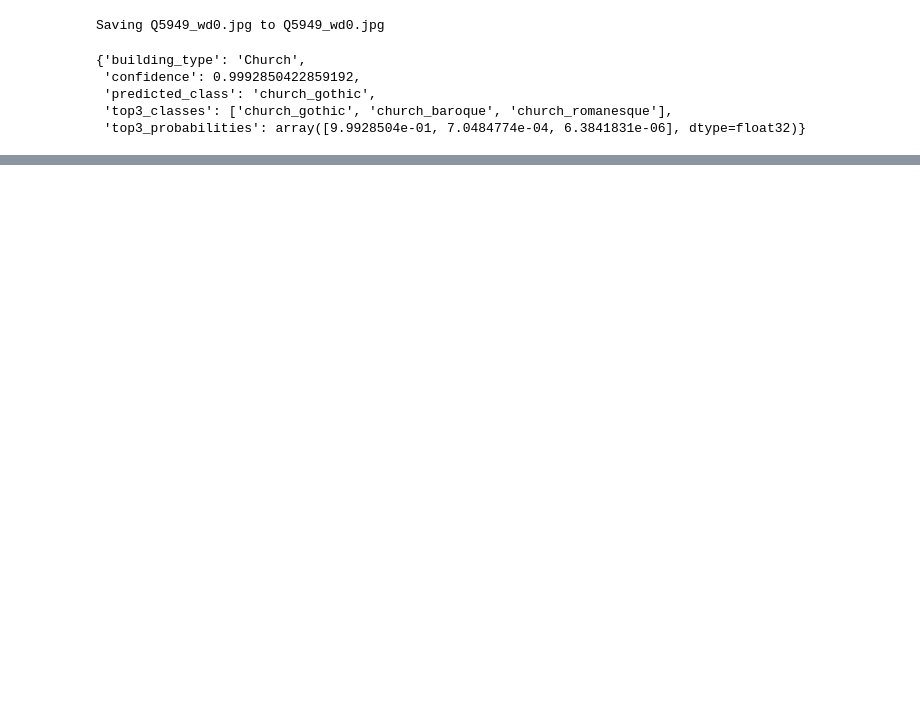
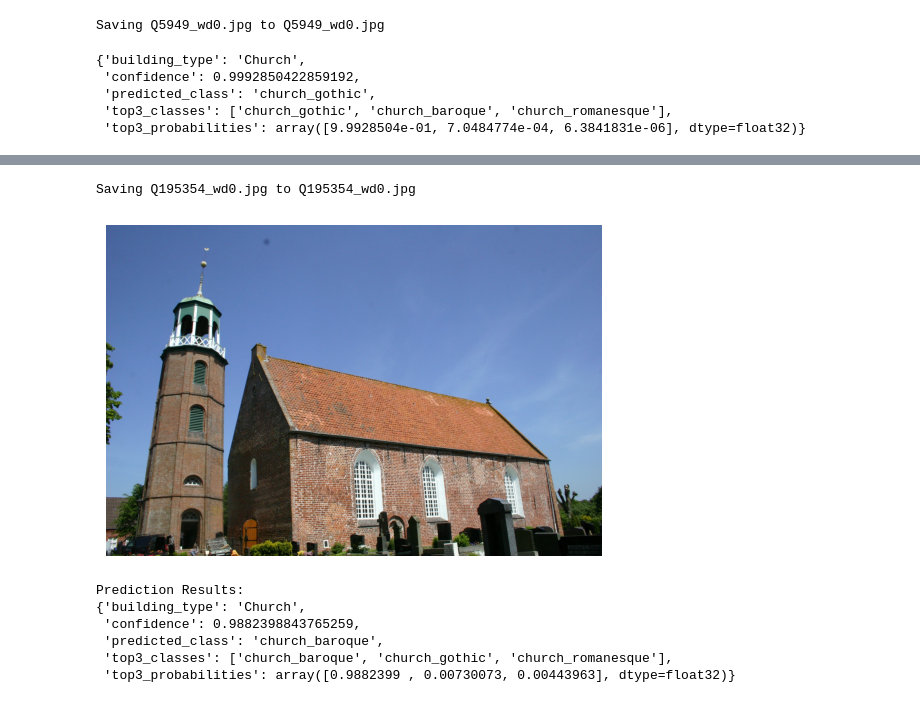
Before and after one commit to rodolphelkhoury/temple_classification, a Jupyter notebook: temple_classification.ipynb, the cells around one changed output, grey strips where cells are left out. Cells and saved outputs as stored; diff of their text form; code cells hidden in the pictures; blank space fills up the shorter version.

```diff
--- a/temple_classification.ipynb
+++ b/temple_classification.ipynb
@@ -1114,0 +1125,19 @@ pprint(result)
+# %%
+from PIL import Image
+import io
+import matplotlib.pyplot as plt
+from google.colab import files
+from pprint import pprint
+
+uploaded = files.upload()
+filename = next(iter(uploaded))
+
+image = Image.open(io.BytesIO(uploaded[filename]))
+plt.imshow(image)
+plt.axis('off')
+plt.show()
+
+result = classifier.predict(filename)
+print("\nPrediction Results:")
+pprint(result)
+# %% [output]
@@ -1114,0 +1145,8 @@ pprint(result)
+Saving Q195354_wd0.jpg to Q195354_wd0.jpg
+[figure, added]
+Prediction Results:
+{'building_type': 'Church',
+ 'confidence': 0.9882398843765259,
+ 'predicted_class': 'church_baroque',
+ 'top3_classes': ['church_baroque', 'church_gothic', 'church_romanesque'],
+ 'top3_probabilities': array([0.9882399 , 0.00730073, 0.00443963], dtype=float32)}
```
Also changed, not shown: parts of 23 cells of this notebook.
